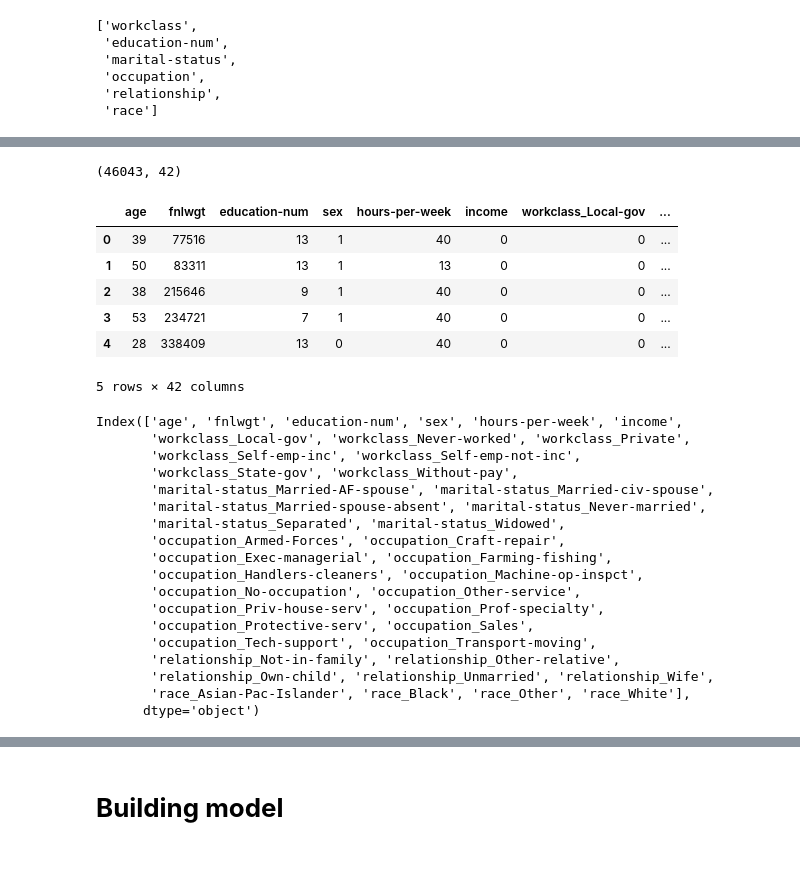
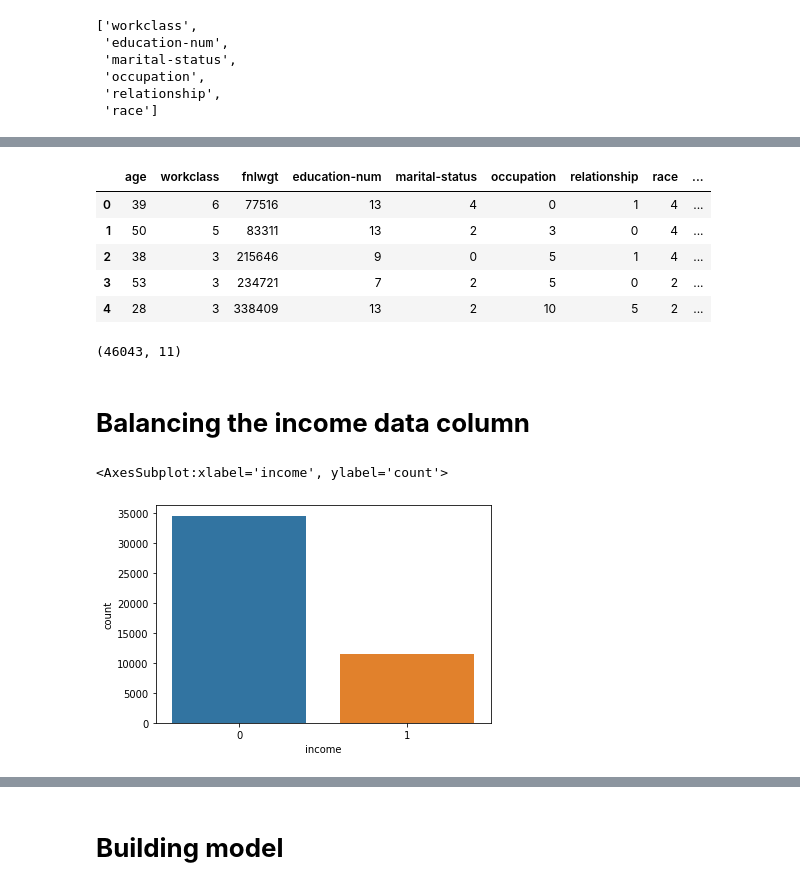
Before and after one commit to Praveen-Rajes/Census-Income-Random-Forest-and-Naive-Bayes, a Jupyter notebook: CourseWork.ipynb, the cells around one changed output, grey strips where cells are left out. Drawn from its saved outputs; the diff is of its cells as text; code cells hidden in the pictures; blank space fills up the shorter version.

Commit message:
sampling balancing

```diff
--- a/CourseWork.ipynb
+++ b/CourseWork.ipynb
@@ -362,5 +362,5 @@ def label_encoder(dataframe, binary_col):
     dataframe[binary_col] = labelencoder.fit_transform(dataframe[binary_col])
     return dataframe
 
-for col in ['income', 'sex']:
+for col in ['workclass','marital-status','occupation','relationship','income','race', 'sex']:
     df = label_encoder(df, col)
@@ -369,47 +367,22 @@ for col in ['income', 'sex']:
-# %%
-def one_hot_encoder(dataframe, categorical_cols, drop_first=True):
-    encoded_data = dataframe.copy()  # Make a copy of the original DataFrame
-
-    for col in categorical_cols:
-        dumm = pd.get_dummies(dataframe[col], prefix=col, dtype=int, drop_first=drop_first)
-        del encoded_data[col]
-        encoded_data = pd.concat([encoded_data, dumm], axis=1)
-
-    return encoded_data
-
-df = one_hot_encoder(df, ['workclass', 'marital-status', 'occupation', 'relationship', 'race'])
+# %%
+df.head()
+# %% [output]
+|  | age | workclass | fnlwgt | education-num | marital-status | occupation | relationship | race | ... |
+| 0 | 39 | 6 | 77516 | 13 | 4 | 0 | 1 | 4 | ... |
+| 1 | 50 | 5 | 83311 | 13 | 2 | 3 | 0 | 4 | ... |
+| 2 | 38 | 3 | 215646 | 9 | 0 | 5 | 1 | 4 | ... |
+| 3 | 53 | 3 | 234721 | 7 | 2 | 5 | 0 | 2 | ... |
+| 4 | 28 | 3 | 338409 | 13 | 2 | 10 | 5 | 2 | ... |
 # %%
 df.shape
 # %% [output]
-(46043, 42)
+(46043, 11)
-# %%
-df.head()
-# %% [output]
-|  | age | fnlwgt | education-num | sex | hours-per-week | income | workclass_Local-gov | ... |
-| 0 | 39 | 77516 | 13 | 1 | 40 | 0 | 0 | ... |
-| 1 | 50 | 83311 | 13 | 1 | 13 | 0 | 0 | ... |
-| 2 | 38 | 215646 | 9 | 1 | 40 | 0 | 0 | ... |
-| 3 | 53 | 234721 | 7 | 1 | 40 | 0 | 0 | ... |
-| 4 | 28 | 338409 | 13 | 0 | 40 | 0 | 0 | ... |
-5 rows × 42 columns
-# %%
-df.columns
-# %% [output]
-Index(['age', 'fnlwgt', 'education-num', 'sex', 'hours-per-week', 'income',
-       'workclass_Local-gov', 'workclass_Never-worked', 'workclass_Private',
-       'workclass_Self-emp-inc', 'workclass_Self-emp-not-inc',
-       'workclass_State-gov', 'workclass_Without-pay',
-       'marital-status_Married-AF-spouse', 'marital-status_Married-civ-spouse',
-       'marital-status_Married-spouse-absent', 'marital-status_Never-married',
-       'marital-status_Separated', 'marital-status_Widowed',
-       'occupation_Armed-Forces', 'occupation_Craft-repair',
-       'occupation_Exec-managerial', 'occupation_Farming-fishing',
-       'occupation_Handlers-cleaners', 'occupation_Machine-op-inspct',
-       'occupation_No-occupation', 'occupation_Other-service',
-       'occupation_Priv-house-serv', 'occupation_Prof-specialty',
-       'occupation_Protective-serv', 'occupation_Sales',
-       'occupation_Tech-support', 'occupation_Transport-moving',
-       'relationship_Not-in-family', 'relationship_Other-relative',
-       'relationship_Own-child', 'relationship_Unmarried', 'relationship_Wife',
-       'race_Asian-Pac-Islander', 'race_Black', 'race_Other', 'race_White'],
-      dtype='object')
+# %% [markdown]
+# **Balancing the income data column**
+# %%
+import seaborn as sns
+
+sns.countplot(data=df, x='income')
+# %% [output]
+<AxesSubplot:xlabel='income', ylabel='count'>
+[figure, added]
```
Also changed, not shown: parts of 12 cells of this notebook.
